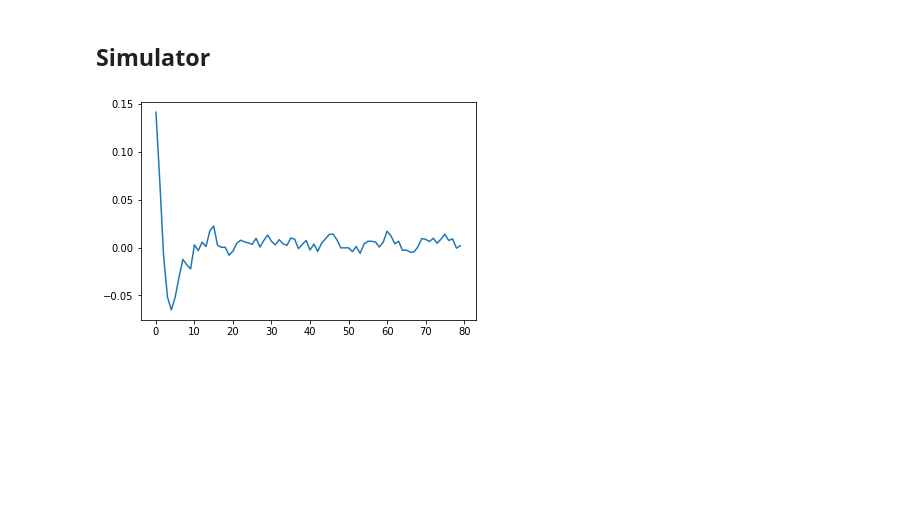
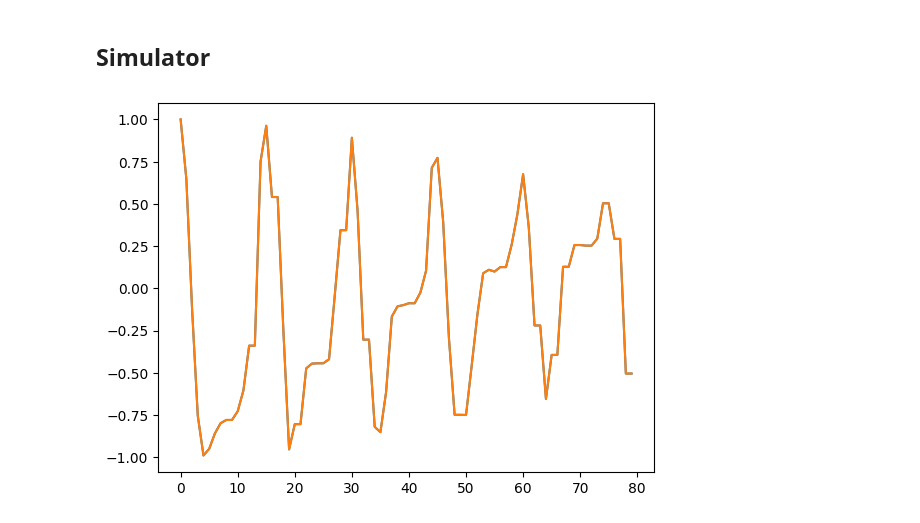
Before and after one commit to Amai-RusseMitsu/discrete-time-crystal-ch, a Jupyter notebook: qiskit_simulator/time_crystal_simulator.ipynb, the cells around one changed output. Cells and saved outputs as stored; diff of their text form; code cells hidden in the pictures; blank space fills up the shorter version.

```diff
--- a/qiskit_simulator/time_crystal_simulator.ipynb
+++ b/qiskit_simulator/time_crystal_simulator.ipynb
@@ -17,7 +17,7 @@ from qiskit.providers.aer.noise import NoiseModel
 # %% [markdown]
 ## Setup
 # %%
-IsSimulator = "NoiseLocal"
+IsSimulator = "Yes"
 api_key = '77f4aaf3441ae16613e8800e00fd008cbbbd2f9cc6233512be44504be3fd64d0e86443c7a385e8daa1b65e5c08a70418e2f0f6f7334d0a0297146a2065a15ae6'
 user_backend = "aer_simulator"
 user_backend_real = 'ibm_perth'
@@ -26,6 +26,7 @@ def initialize_simulator():
     global provider,backend,coupling_map,basis_gates,simulator,noise_model
     if IsSimulator == 'Yes':
         simulator = Aer.get_backend('aer_simulator')
+        backend=simulator
     elif IsSimulator == 'No':
         IBMQ.save_account(api_key, overwrite=True)
         provider = IBMQ.load_account()
@@ -50,5 +49,5 @@ ibmqfactory.load_account:WARNING:2022-05-06 14:06:15,325: Credentials are alread
 # %%
-shot_num = 7000
+shot_num = 5000
 tmax_step = 80
 qc_list = []
 for i in range(tmax_step):
@@ -95,14 +94,14 @@ def run_zne(qc_list):
 def run_no_zne(qc_list):
     return Executor(batch_run_no_zne, max_batch_size=100000).evaluate(qc_list,force_run_all = True)
 # %%
-#expectation_zne = run_zne(qc_list)
+expectation_zne = run_zne(qc_list)
 expectation_no_zne = run_no_zne(qc_list)
 # %%
-#plt.plot(expectation_zne)
+plt.plot(expectation_zne)
 plt.plot(expectation_no_zne)
 plt.show()
 # %% [output]
-[figure, old version]
+[figure, new version]
 # %%
 FT_zne = np.fft.fft(expectation_zne)/max(np.fft.fft(expectation_no_zne))
 FT_no_zne = np.fft.fft(expectation_no_zne)/max(np.fft.fft(expectation_no_zne))
```
Also changed, not shown: parts of 2 cells of this notebook, 3 other files.
